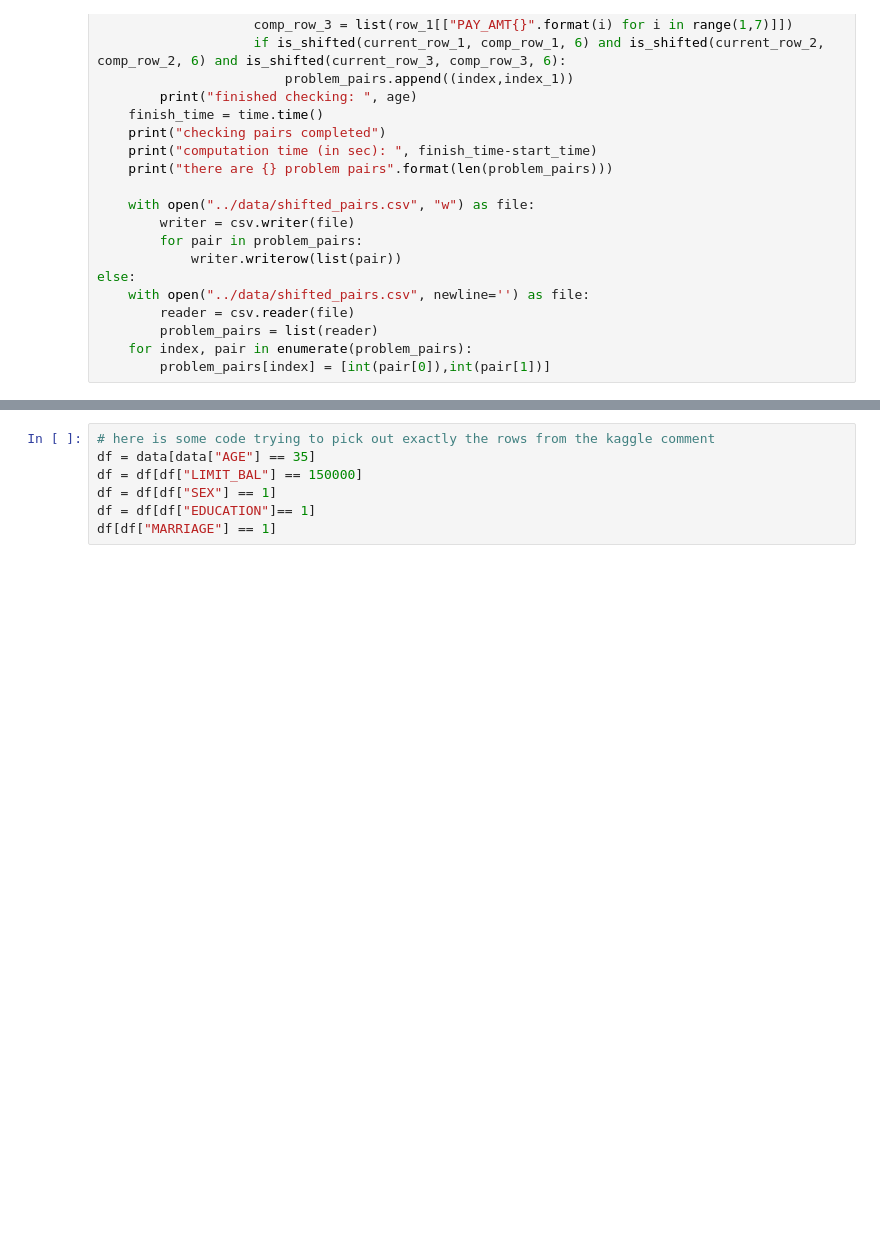
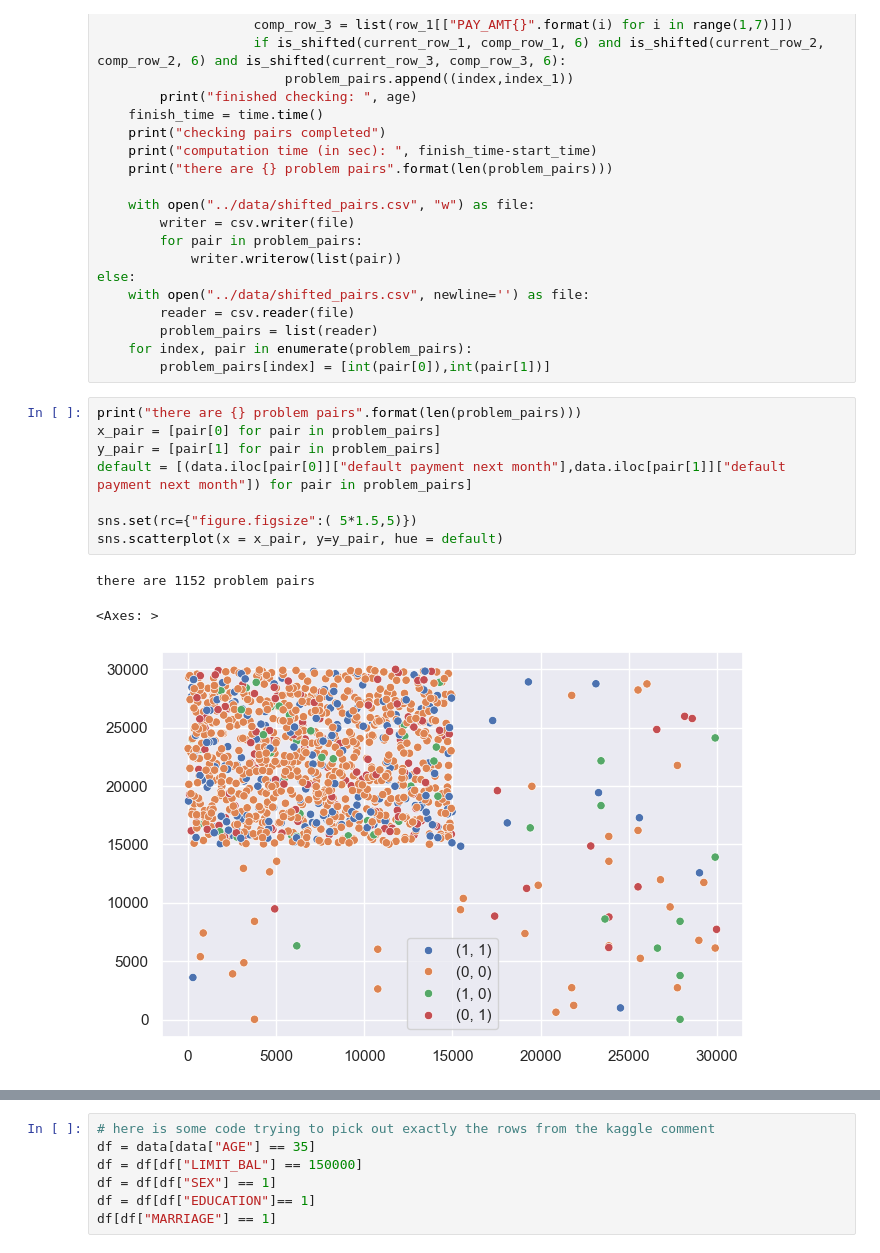
Before and after one commit to jkritsch/Predicting-Credit-Card-Default, a Jupyter notebook: notebooks/Initial Data Cleaning by Juergen.ipynb, the cells around one changed output, grey strips where cells are left out. Drawn from its saved outputs; the diff is of its cells as text; blank space fills up the shorter version.

```diff
--- a/notebooks/Initial Data Cleaning by Juergen.ipynb
+++ b/notebooks/Initial Data Cleaning by Juergen.ipynb
@@ -75,3 +75,15 @@ else:
         problem_pairs = list(reader)
     for index, pair in enumerate(problem_pairs):
         problem_pairs[index] = [int(pair[0]),int(pair[1])]
+# %%
+print("there are {} problem pairs".format(len(problem_pairs)))
+x_pair = [pair[0] for pair in problem_pairs]
+y_pair = [pair[1] for pair in problem_pairs]
+default = [(data.iloc[pair[0]]["default payment next month"],data.iloc[pair[1]]["default payment next month"]) for pair in problem_pairs]
+
+sns.set(rc={"figure.figsize":( 5*1.5,5)})
+sns.scatterplot(x = x_pair, y=y_pair, hue = default)
+# %% [output]
+there are 1152 problem pairs
+<Axes: >
+[figure, added]
```
Also changed, not shown: parts of 3 cells of this notebook.
